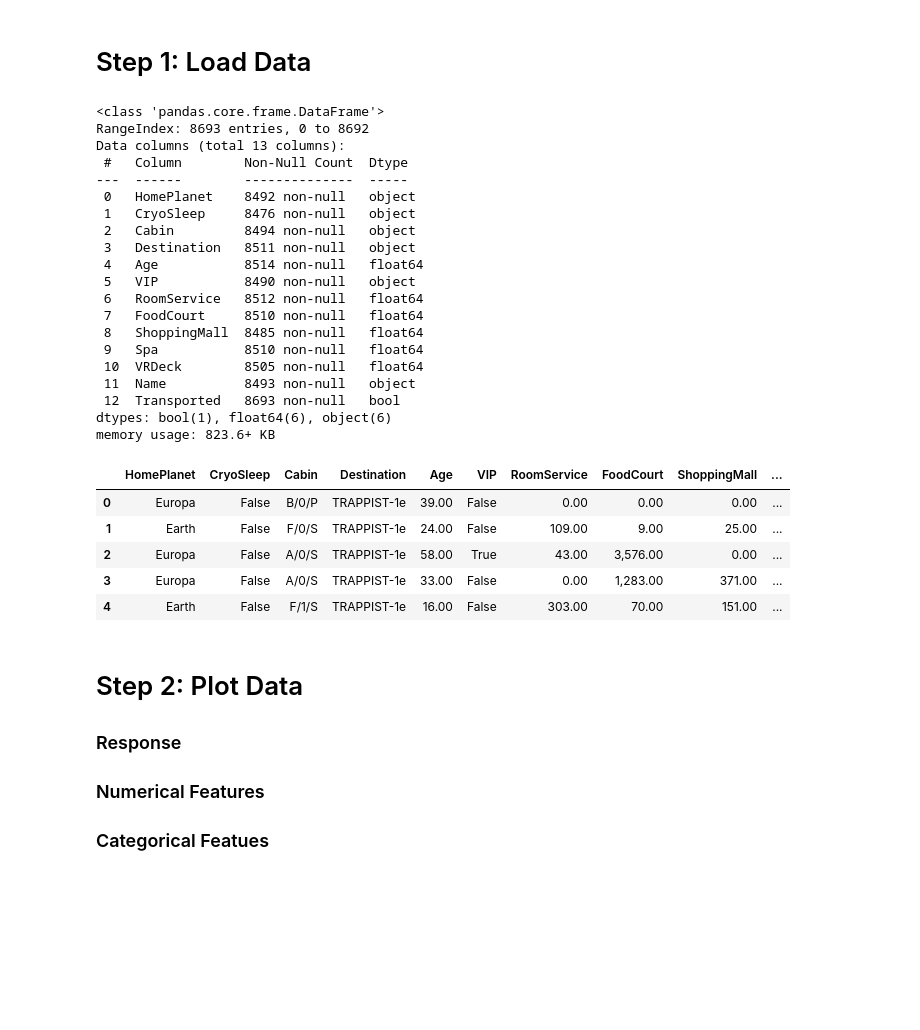
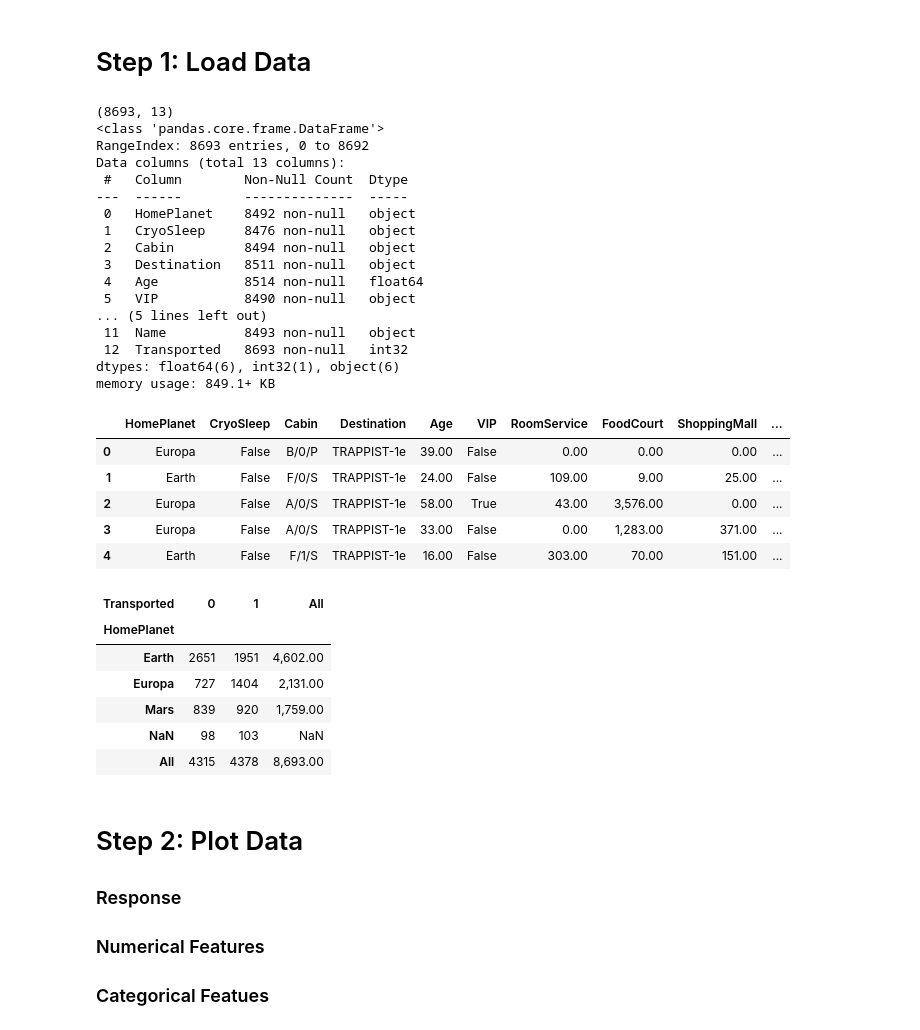
Before and after one commit to MarkThackham/portfolio, a Jupyter notebook: 05 Spaceship Titanic/01 Spaceship Titanic.ipynb, the cells around one changed output. Drawn from its saved outputs; the diff is of its cells as text; code cells hidden in the pictures; blank space fills up the shorter version.

```diff
--- a/05 Spaceship Titanic/01 Spaceship Titanic.ipynb
+++ b/05 Spaceship Titanic/01 Spaceship Titanic.ipynb
@@ -87,6 +87,10 @@ def roc_curve_group(y_true=None, y_score=None, group=None, round=2):
 # %%
 # Load Data
 df=pd.read_csv("train.csv").drop(columns=['PassengerId'])
+df['Transported']=df['Transported'].astype(int)
+
+# shape
+print(df.shape)
 
 # Information
 df.info()
@@ -94,6 +98,7 @@ df.info()
 # First 5 Rows
 df.head()
 # %% [output]
+(8693, 13)
 <class 'pandas.core.frame.DataFrame'>
 RangeIndex: 8693 entries, 0 to 8692
 Data columns (total 13 columns):
@@ -105,21 +110,30 @@ Data columns (total 13 columns):
  3   Destination   8511 non-null   object
  4   Age           8514 non-null   float64
  5   VIP           8490 non-null   object
- 6   RoomService   8512 non-null   float64
- 7   FoodCourt     8510 non-null   float64
- 8   ShoppingMall  8485 non-null   float64
- 9   Spa           8510 non-null   float64
- 10  VRDeck        8505 non-null   float64
+... (5 lines left out)
  11  Name          8493 non-null   object
- 12  Transported   8693 non-null   bool
-dtypes: bool(1), float64(6), object(6)
-memory usage: 823.6+ KB
+ 12  Transported   8693 non-null   int32
+dtypes: float64(6), int32(1), object(6)
+memory usage: 849.1+ KB
 |  | HomePlanet | CryoSleep | Cabin | Destination | Age | VIP | RoomService | FoodCourt | ShoppingMall | ... |
 | 0 | Europa | False | B/0/P | TRAPPIST-1e | 39.00 | False | 0.00 | 0.00 | 0.00 | ... |
 | 1 | Earth | False | F/0/S | TRAPPIST-1e | 24.00 | False | 109.00 | 9.00 | 25.00 | ... |
 | 2 | Europa | False | A/0/S | TRAPPIST-1e | 58.00 | True | 43.00 | 3,576.00 | 0.00 | ... |
 | 3 | Europa | False | A/0/S | TRAPPIST-1e | 33.00 | False | 0.00 | 1,283.00 | 371.00 | ... |
 | 4 | Earth | False | F/1/S | TRAPPIST-1e | 16.00 | False | 303.00 | 70.00 | 151.00 | ... |
+# %%
+# Fix Missings
+df['HomePlanet'].value_counts(dropna=False)
+
+pd.crosstab(df['HomePlanet'], df['Transported'], margins=True,dropna=False)
+# %% [output]
+| Transported | 0 | 1 | All |
+| HomePlanet |  |  |  |
+| Earth | 2651 | 1951 | 4,602.00 |
+| Europa | 727 | 1404 | 2,131.00 |
+| Mars | 839 | 920 | 1,759.00 |
+| NaN | 98 | 103 | NaN |
+| All | 4315 | 4378 | 8,693.00 |
 # %% [markdown]
 # Step 2: Plot Data
 
```
Also changed, not shown: parts of 4 cells of this notebook.
